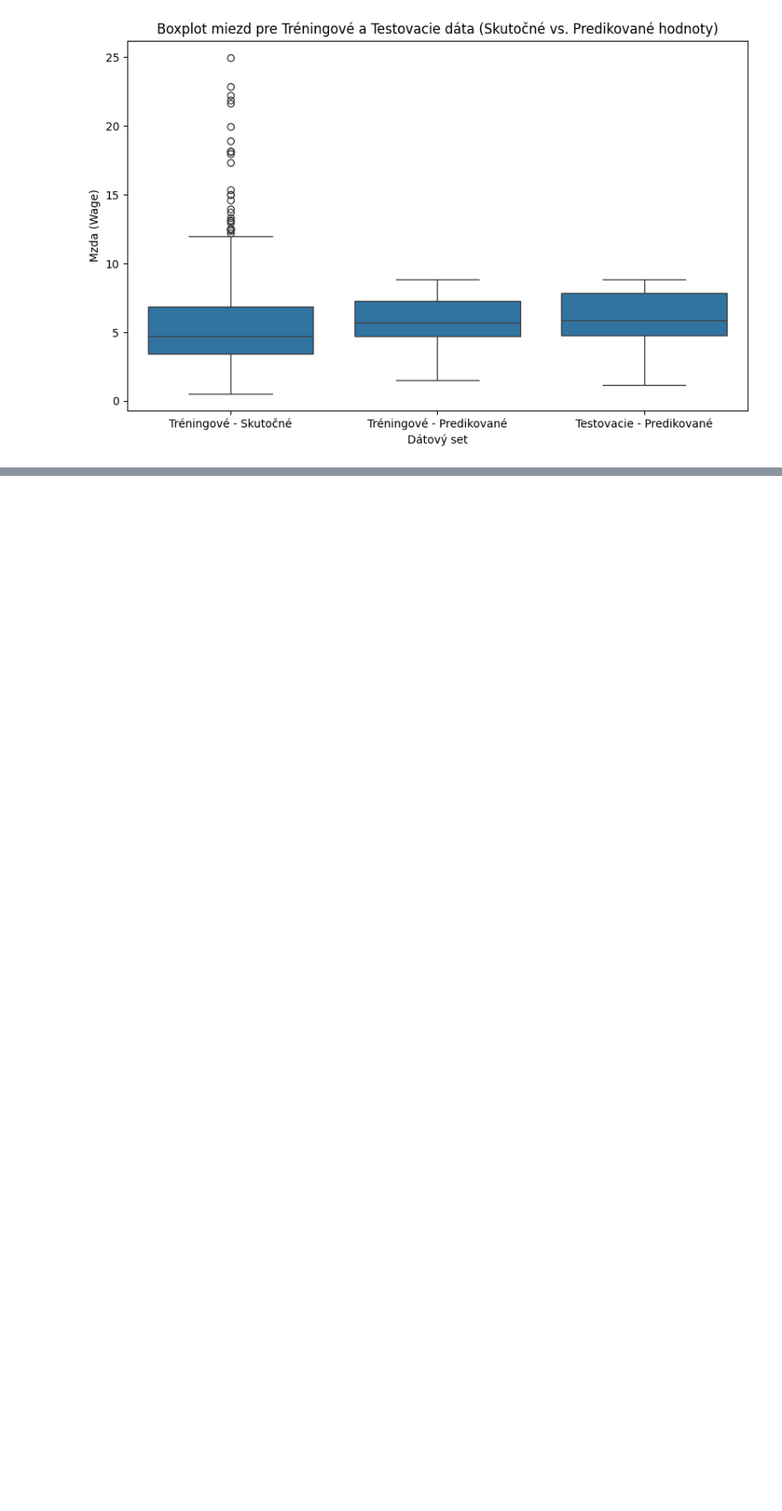
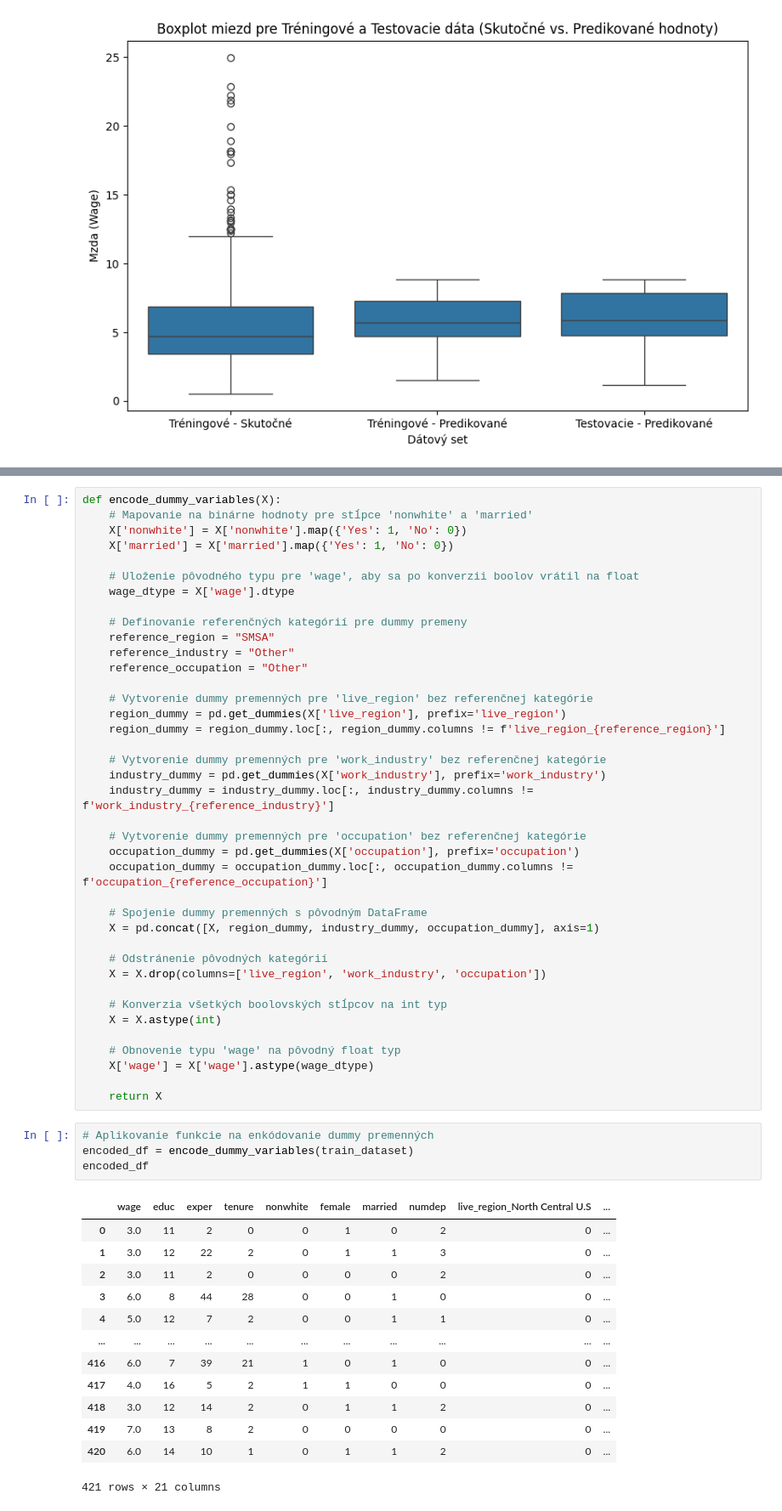
Before and after one commit to JohnyMi/DSGitrespository, a Jupyter notebook: ML/Regresion/Reggresion_project.ipynb, the cells around one changed output, grey strips where cells are left out. Shown at 85% size. Saved outputs shown, nothing was run; the diff lists cells and outputs as text; blank space fills up the shorter version.

```diff
--- a/ML/Regresion/Reggresion_project.ipynb
+++ b/ML/Regresion/Reggresion_project.ipynb
@@ -277,0 +309,57 @@ plt.show()
+# %%
+def encode_dummy_variables(X):
+    # Mapovanie na binárne hodnoty pre stĺpce 'nonwhite' a 'married'
+    X['nonwhite'] = X['nonwhite'].map({'Yes': 1, 'No': 0})
+    X['married'] = X['married'].map({'Yes': 1, 'No': 0})
+
+    # Uloženie pôvodného typu pre 'wage', aby sa po konverzii boolov vrátil na float
+    wage_dtype = X['wage'].dtype
+
+    # Definovanie referenčných kategórií pre dummy premeny
+    reference_region = "SMSA"
+    reference_industry = "Other"
+    reference_occupation = "Other"
+
+    # Vytvorenie dummy premenných pre 'live_region' bez referenčnej kategórie
+    region_dummy = pd.get_dummies(X['live_region'], prefix='live_region')
+    region_dummy = region_dummy.loc[:, region_dummy.columns != f'live_region_{reference_region}']
+
+    # Vytvorenie dummy premenných pre 'work_industry' bez referenčnej kategórie
+    industry_dummy = pd.get_dummies(X['work_industry'], prefix='work_industry')
+    industry_dummy = industry_dummy.loc[:, industry_dummy.columns != f'work_industry_{reference_industry}']
+
+    # Vytvorenie dummy premenných pre 'occupation' bez referenčnej kategórie
+    occupation_dummy = pd.get_dummies(X['occupation'], prefix='occupation')
+    occupation_dummy = occupation_dummy.loc[:, occupation_dummy.columns != f'occupation_{reference_occupation}']
+
+    # Spojenie dummy premenných s pôvodným DataFrame
+    X = pd.concat([X, region_dummy, industry_dummy, occupation_dummy], axis=1)
+
+    # Odstránenie pôvodných kategórií
+    X = X.drop(columns=['live_region', 'work_industry', 'occupation'])
+
+    # Konverzia všetkých boolovských stĺpcov na int typ
+    X = X.astype(int)
+
+    # Obnovenie typu 'wage' na pôvodný float typ
+    X['wage'] = X['wage'].astype(wage_dtype)
+
+    return X
+# %%
+# Aplikovanie funkcie na enkódovanie dummy premenných
+encoded_df = encode_dummy_variables(train_dataset)
+encoded_df
+# %% [output]
+|  | wage | educ | exper | tenure | nonwhite | female | married | numdep | live_region_North Central U.S | ... |
+| 0 | 3.0 | 11 | 2 | 0 | 0 | 1 | 0 | 2 | 0 | ... |
+| 1 | 3.0 | 12 | 22 | 2 | 0 | 1 | 1 | 3 | 0 | ... |
+| 2 | 3.0 | 11 | 2 | 0 | 0 | 0 | 0 | 2 | 0 | ... |
+| 3 | 6.0 | 8 | 44 | 28 | 0 | 0 | 1 | 0 | 0 | ... |
+| 4 | 5.0 | 12 | 7 | 2 | 0 | 0 | 1 | 1 | 0 | ... |
+| ... | ... | ... | ... | ... | ... | ... | ... | ... | ... | ... |
+| 416 | 6.0 | 7 | 39 | 21 | 1 | 0 | 1 | 0 | 0 | ... |
+| 417 | 4.0 | 16 | 5 | 2 | 1 | 1 | 0 | 0 | 0 | ... |
+| 418 | 3.0 | 12 | 14 | 2 | 0 | 1 | 1 | 2 | 0 | ... |
+| 419 | 7.0 | 13 | 8 | 2 | 0 | 0 | 0 | 0 | 0 | ... |
+| 420 | 6.0 | 14 | 10 | 1 | 0 | 1 | 1 | 2 | 0 | ... |
+421 rows × 21 columns
```
Also changed, not shown: parts of 25 cells of this notebook.
